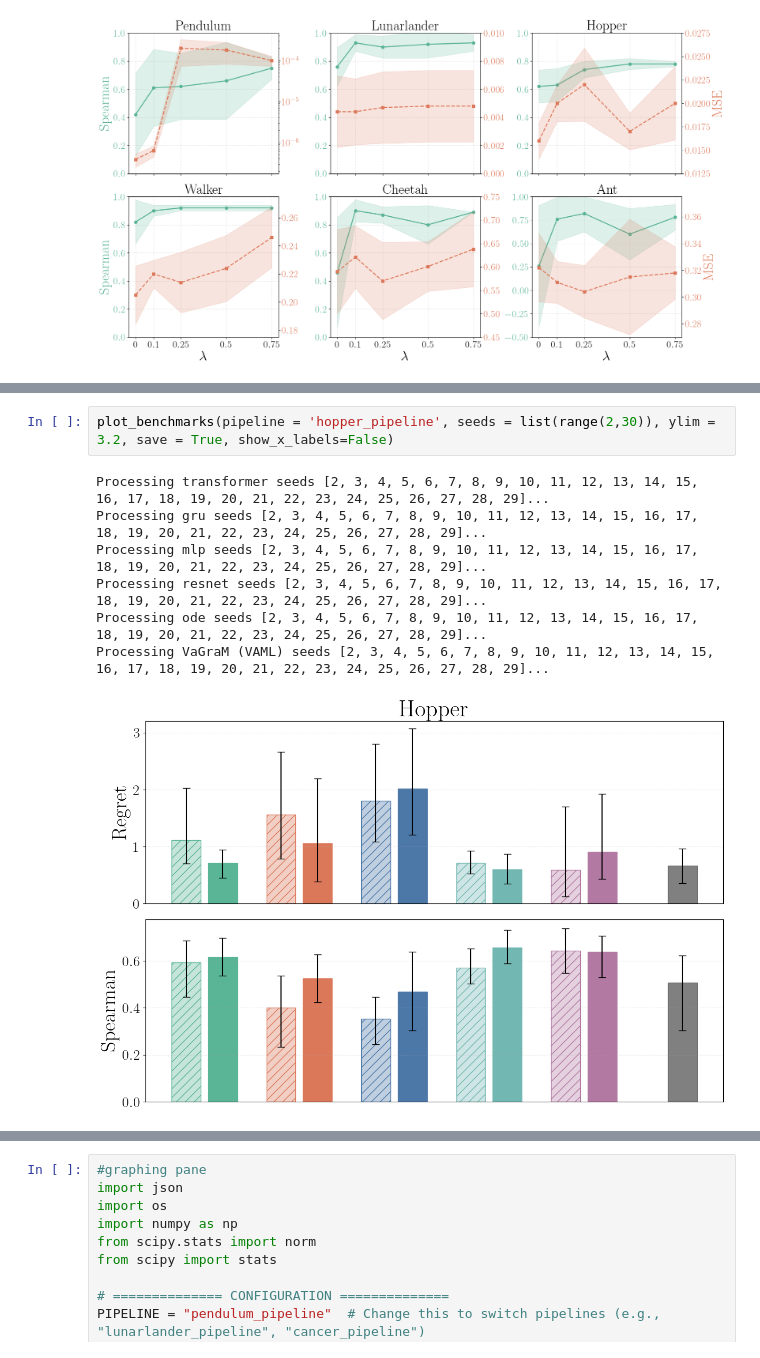
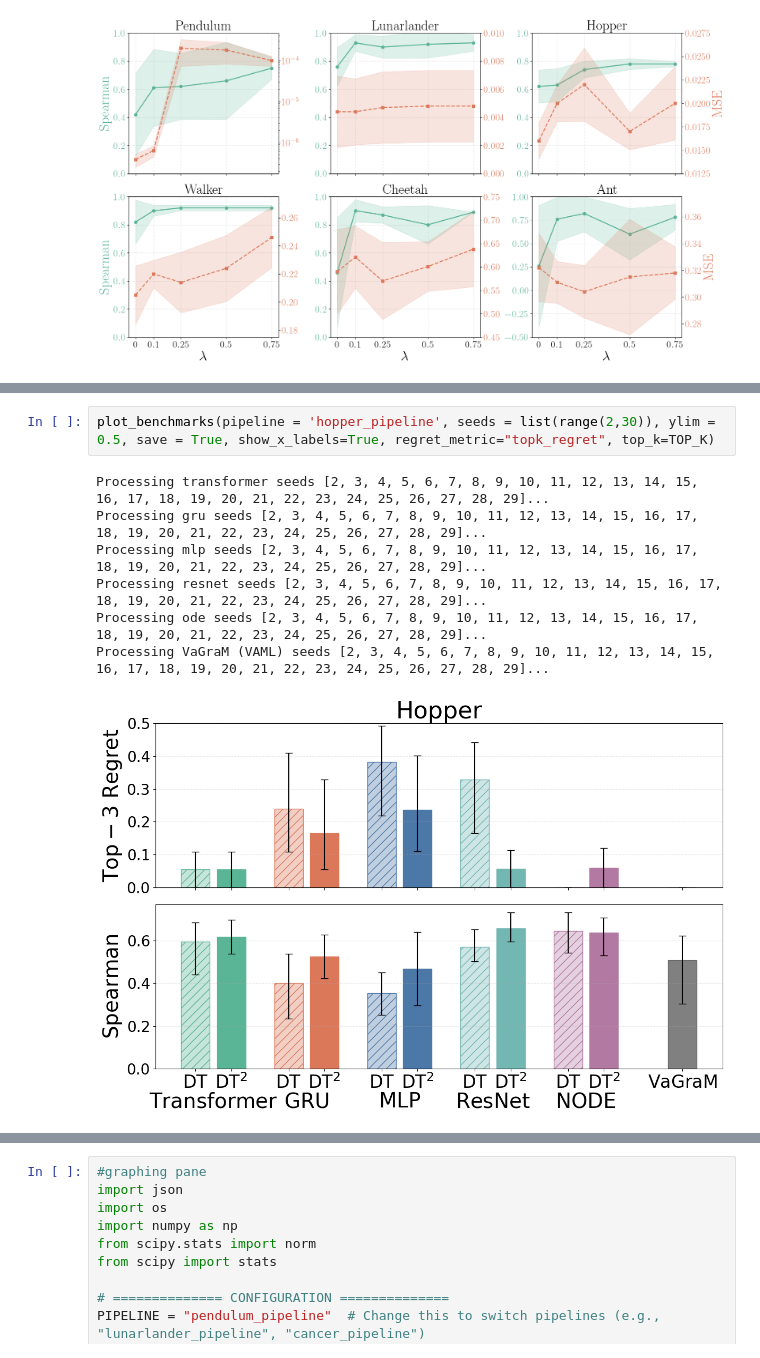
Before and after one commit to harrya32/DT2, a Jupyter notebook: results/results.ipynb, the cells around one changed output, grey strips where cells are left out. Drawn from its saved outputs; the diff is of its cells as text.

```diff
--- a/results/results.ipynb
+++ b/results/results.ipynb
@@ -1242,11 +1305,11 @@ Processing VaGraM (VAML) seeds [0, 1, 2, 3, 4, 5, 6, 7, 8, 9, 10, 11, 12, 13, 14
 # %%
-plot_benchmarks(pipeline = 'hopper_pipeline', seeds = list(range(2,30)), ylim = 3.2, save = True, show_x_labels=False)
+plot_benchmarks(pipeline = 'hopper_pipeline', seeds = list(range(2,30)), ylim = 0.5, save = True, show_x_labels=True, regret_metric="topk_regret", top_k=TOP_K)
 # %% [output]
 Processing transformer seeds [2, 3, 4, 5, 6, 7, 8, 9, 10, 11, 12, 13, 14, 15, 16, 17, 18, 19, 20, 21, 22, 23, 24, 25, 26, 27, 28, 29]...
 Processing gru seeds [2, 3, 4, 5, 6, 7, 8, 9, 10, 11, 12, 13, 14, 15, 16, 17, 18, 19, 20, 21, 22, 23, 24, 25, 26, 27, 28, 29]...
 Processing mlp seeds [2, 3, 4, 5, 6, 7, 8, 9, 10, 11, 12, 13, 14, 15, 16, 17, 18, 19, 20, 21, 22, 23, 24, 25, 26, 27, 28, 29]...
 Processing resnet seeds [2, 3, 4, 5, 6, 7, 8, 9, 10, 11, 12, 13, 14, 15, 16, 17, 18, 19, 20, 21, 22, 23, 24, 25, 26, 27, 28, 29]...
 Processing ode seeds [2, 3, 4, 5, 6, 7, 8, 9, 10, 11, 12, 13, 14, 15, 16, 17, 18, 19, 20, 21, 22, 23, 24, 25, 26, 27, 28, 29]...
 Processing VaGraM (VAML) seeds [2, 3, 4, 5, 6, 7, 8, 9, 10, 11, 12, 13, 14, 15, 16, 17, 18, 19, 20, 21, 22, 23, 24, 25, 26, 27, 28, 29]...
-[figure, old version]
+[figure, new version]
 # %%
```
Also changed, not shown: parts of 10 cells of this notebook, 10 other files.
